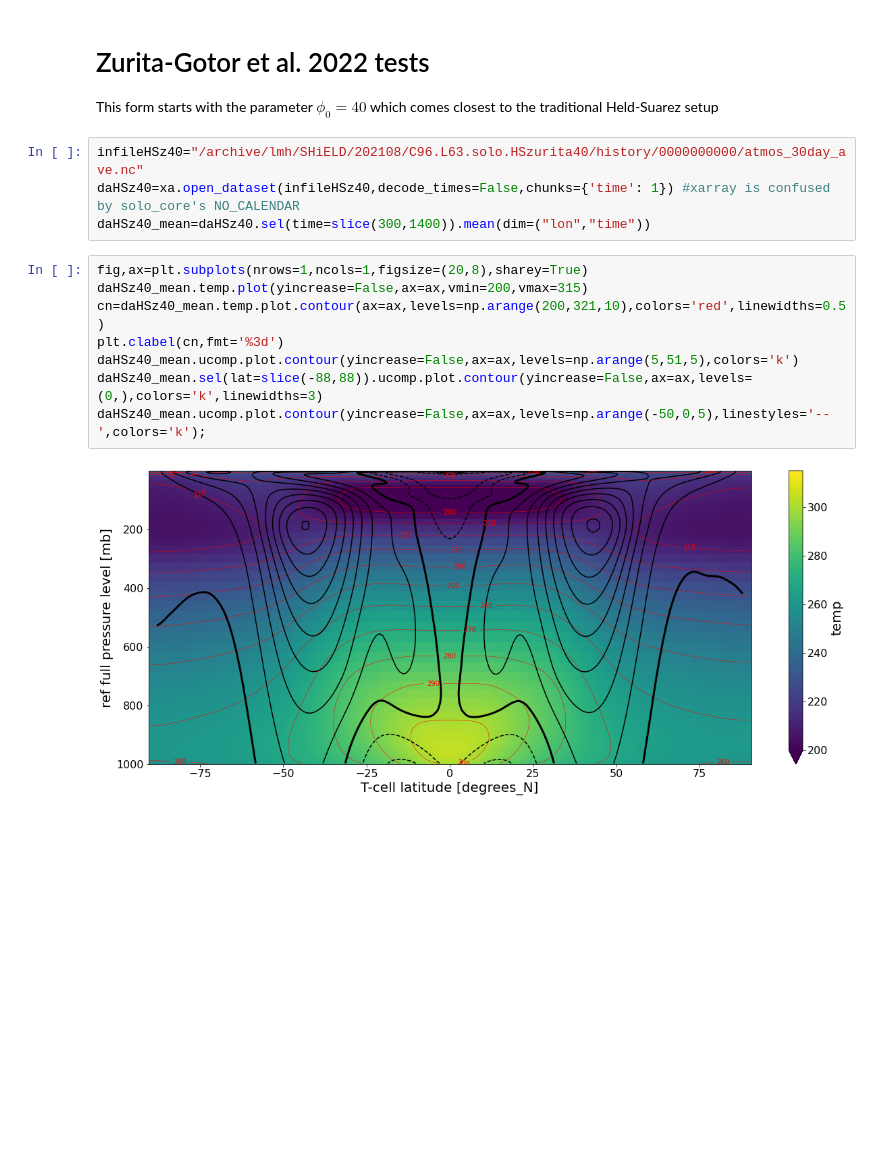
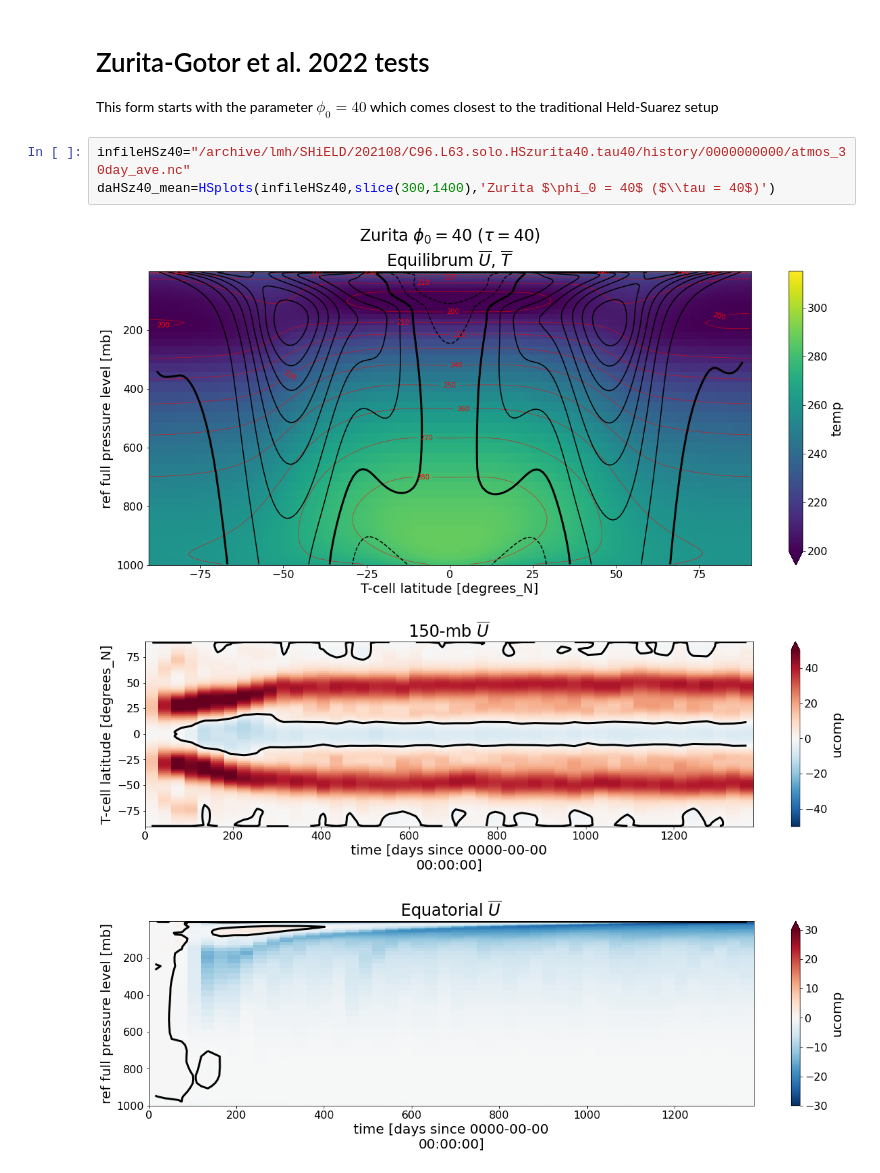
Before and after one commit to NOAA-GFDL/GFDL_atmos_cubed_sphere, a Jupyter notebook: docs/examples/HSzuritasuperrotation.ipynb, the cells around one changed output. Cells and saved outputs as stored; diff of their text form; blank space fills up the shorter version.

```diff
--- a/docs/examples/HSzuritasuperrotation.ipynb
+++ b/docs/examples/HSzuritasuperrotation.ipynb
@@ -155,16 +169,9 @@ Tveddy.plot.contourf(yincrease=False,ax=ax[1],levels=np.arange(-30,31,2))
 
 This form starts with the parameter $\phi_0=40$ which comes closest to the traditional Held-Suarez setup
 # %%
-infileHSz40="/archive/lmh/SHiELD/202108/C96.L63.solo.HSzurita40/history/0000000000/atmos_30day_ave.nc"
-daHSz40=xa.open_dataset(infileHSz40,decode_times=False,chunks={'time': 1}) #xarray is confused by solo_core's NO_CALENDAR
-daHSz40_mean=daHSz40.sel(time=slice(300,1400)).mean(dim=("lon","time"))
+infileHSz40="/archive/lmh/SHiELD/202108/C96.L63.solo.HSzurita40.tau40/history/0000000000/atmos_30day_ave.nc"
+daHSz40_mean=HSplots(infileHSz40,slice(300,1400),'Zurita $\phi_0 = 40$ ($\\tau = 40$)')
+# %% [output]
+[figure, added]
+[figure, added]
+[figure, added]
-# %%
-fig,ax=plt.subplots(nrows=1,ncols=1,figsize=(20,8),sharey=True)
-daHSz40_mean.temp.plot(yincrease=False,ax=ax,vmin=200,vmax=315)
-cn=daHSz40_mean.temp.plot.contour(ax=ax,levels=np.arange(200,321,10),colors='red',linewidths=0.5)
-plt.clabel(cn,fmt='%3d')
-daHSz40_mean.ucomp.plot.contour(yincrease=False,ax=ax,levels=np.arange(5,51,5),colors='k')
-daHSz40_mean.sel(lat=slice(-88,88)).ucomp.plot.contour(yincrease=False,ax=ax,levels=(0,),colors='k',linewidths=3)
-daHSz40_mean.ucomp.plot.contour(yincrease=False,ax=ax,levels=np.arange(-50,0,5),linestyles='--',colors='k');
-# %% [output]
-[figure, removed]
```
Also changed, not shown: parts of 28 cells of this notebook.
